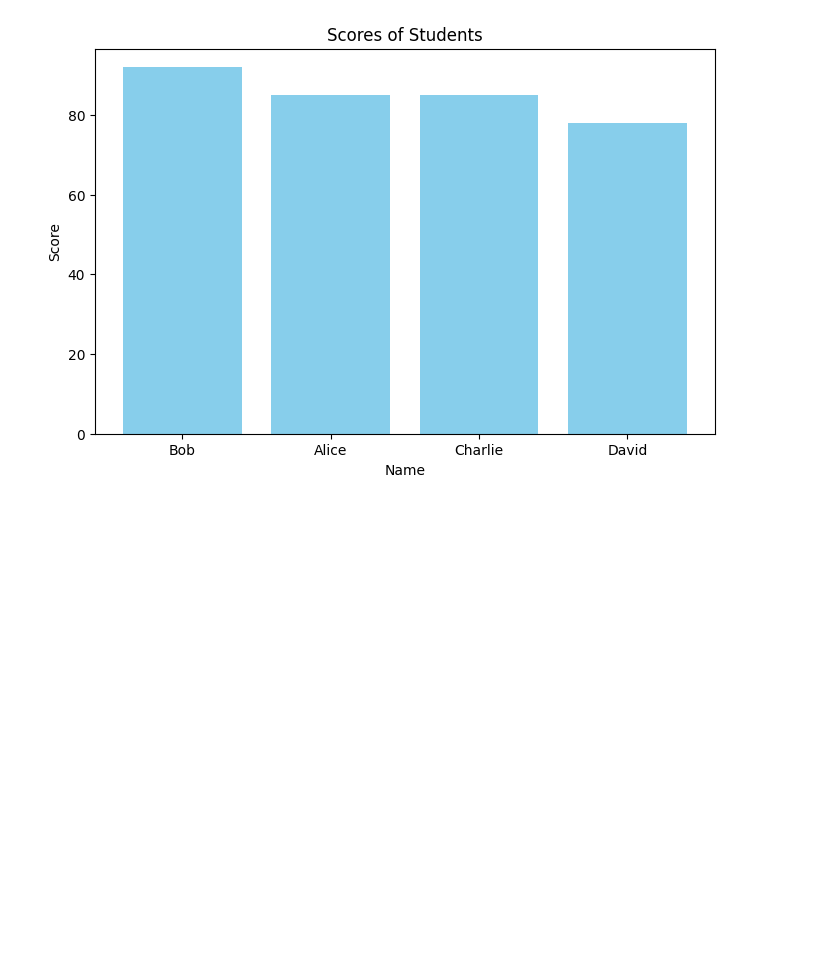
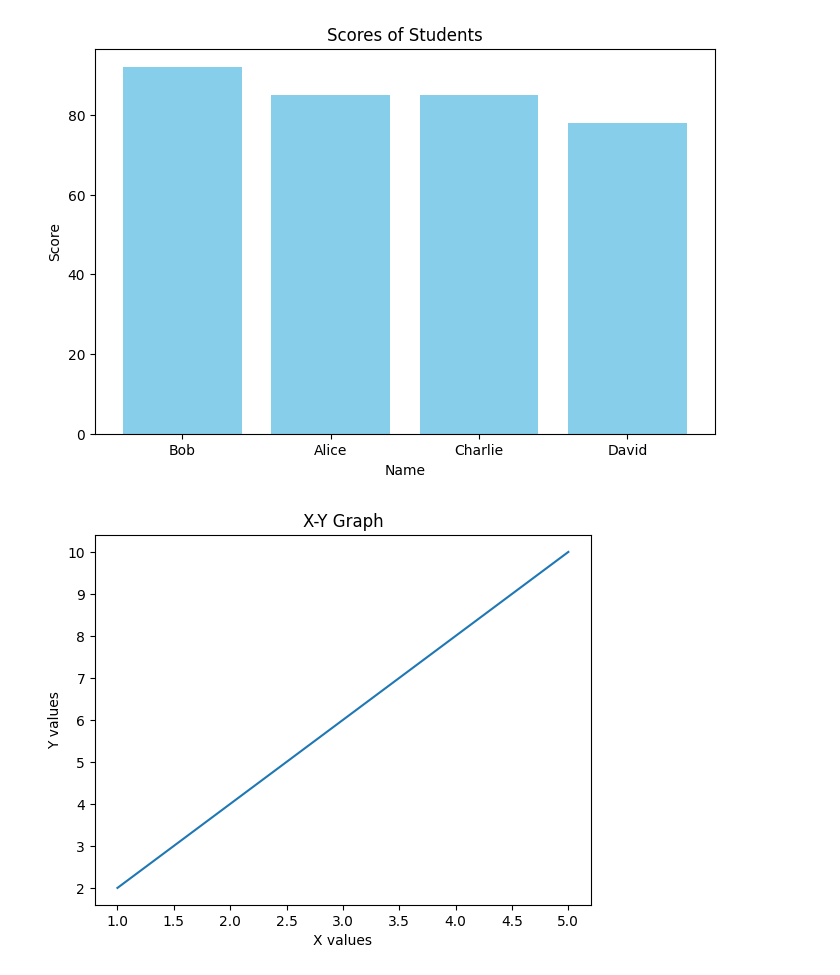
Before and after one commit to kashaveniDeepika24/2025-26-4088-Deepika-AI-B-DS, a Jupyter notebook: 10-02-26.ipynb, the cells around one changed output. Cells and saved outputs as stored; diff of their text form; code cells hidden in the pictures; blank space fills up the shorter version.

```diff
--- a/10-02-26.ipynb
+++ b/10-02-26.ipynb
@@ -302,3 +302,18 @@ plt.ylabel('Score')
 plt.show()
 # %% [output]
 [figure]
+# %%
+# Plotting
+
+import matplotlib.pyplot as plt
+
+x = [1, 2, 3, 4, 5]
+y = [2, 4, 6, 8, 10]
+
+plt.plot(x, y)
+plt.xlabel("X values")
+plt.ylabel("Y values")
+plt.title("X-Y Graph")
+plt.show()
+# %% [output]
+[figure, added]
```
